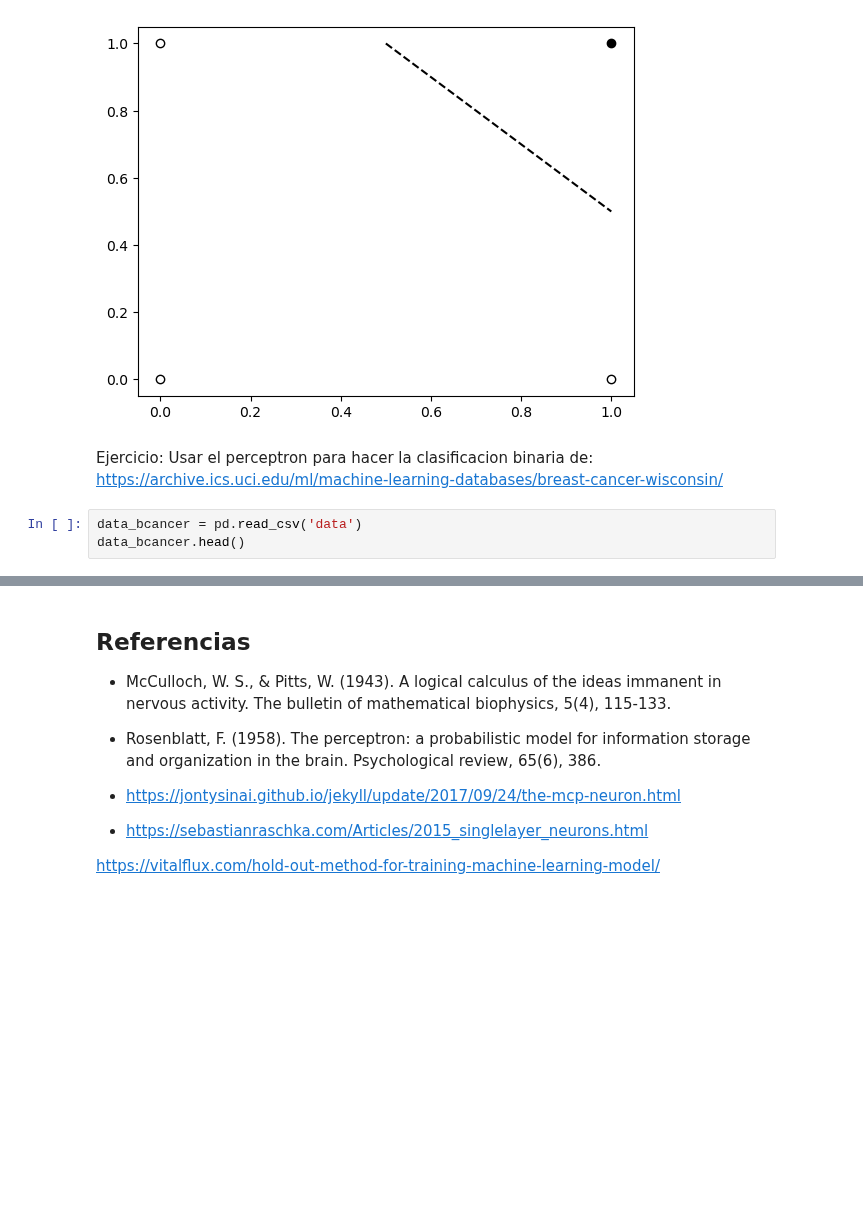
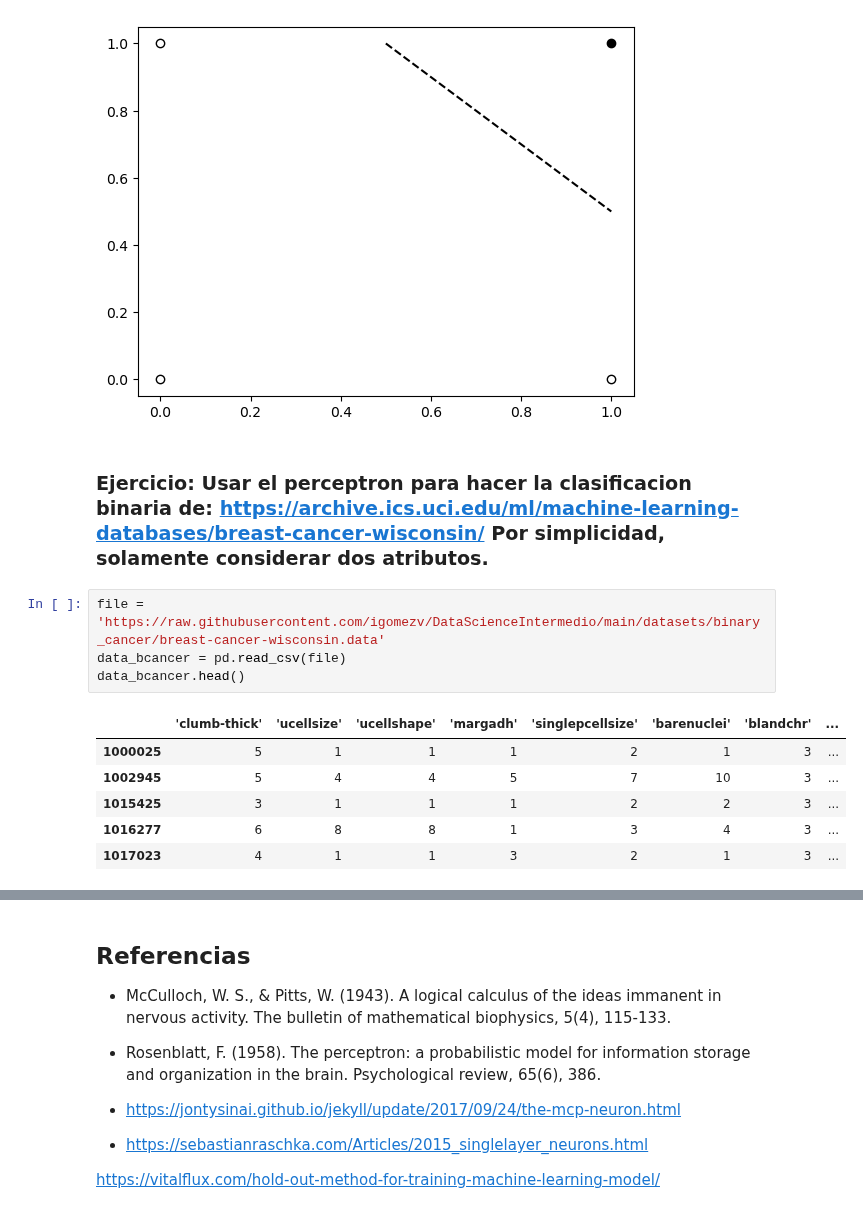
Before and after one commit to igomezv/DataScienceIntermedio, a Jupyter notebook: 2. Fundamentos de IA.ipynb, the cells around one changed output, grey strips where cells are left out. Cells and saved outputs as stored; diff of their text form; blank space fills up the shorter version.

```diff
--- a/2. Fundamentos de IA.ipynb
+++ b/2. Fundamentos de IA.ipynb
@@ -242,10 +242,18 @@ plt.show()
 # %% [output]
 [figure]
 # %% [markdown]
-Ejercicio: Usar el perceptron para hacer la clasificacion binaria de: https://archive.ics.uci.edu/ml/machine-learning-databases/breast-cancer-wisconsin/
+### Ejercicio: Usar el perceptron para hacer la clasificacion binaria de: https://archive.ics.uci.edu/ml/machine-learning-databases/breast-cancer-wisconsin/ Por simplicidad, solamente considerar dos atributos.
-# %%
-data_bcancer = pd.read_csv('data')
-data_bcancer.head()
+# %%
+file = 'https://raw.githubusercontent.com/igomezv/DataScienceIntermedio/main/datasets/binary_cancer/breast-cancer-wisconsin.data'
+data_bcancer = pd.read_csv(file)
+data_bcancer.head()
+# %% [output]
+|  | 'clumb-thick' | 'ucellsize' | 'ucellshape' | 'margadh' | 'singlepcellsize' | 'barenuclei' | 'blandchr' | ... |
+| 1000025 | 5 | 1 | 1 | 1 | 2 | 1 | 3 | ... |
+| 1002945 | 5 | 4 | 4 | 5 | 7 | 10 | 3 | ... |
+| 1015425 | 3 | 1 | 1 | 1 | 2 | 2 | 3 | ... |
+| 1016277 | 6 | 8 | 8 | 1 | 3 | 4 | 3 | ... |
+| 1017023 | 4 | 1 | 1 | 3 | 2 | 1 | 3 | ... |
 # %% [markdown]
 ## Introducción al Aprendizaje Automático
 
```
Also changed, not shown: parts of 1 cell of this notebook.
